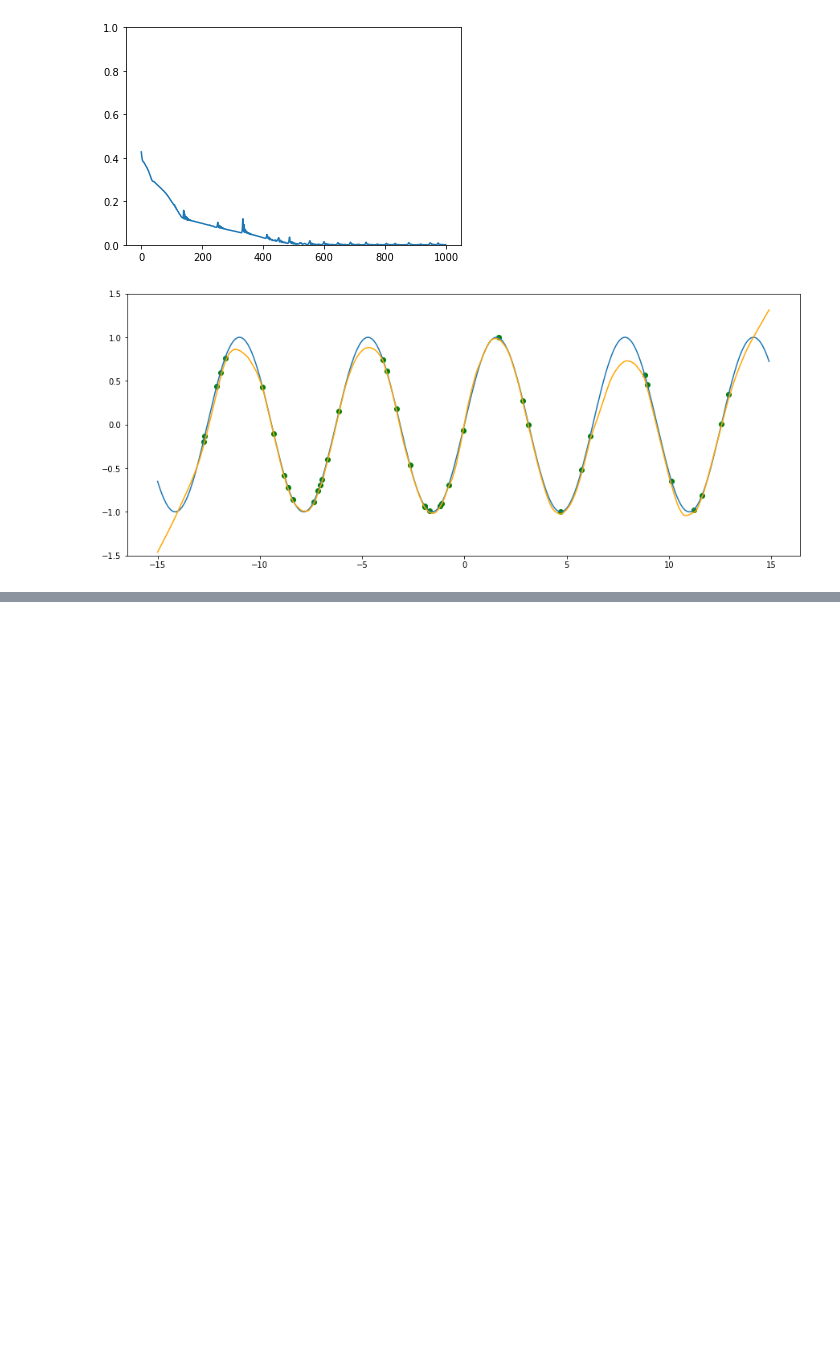
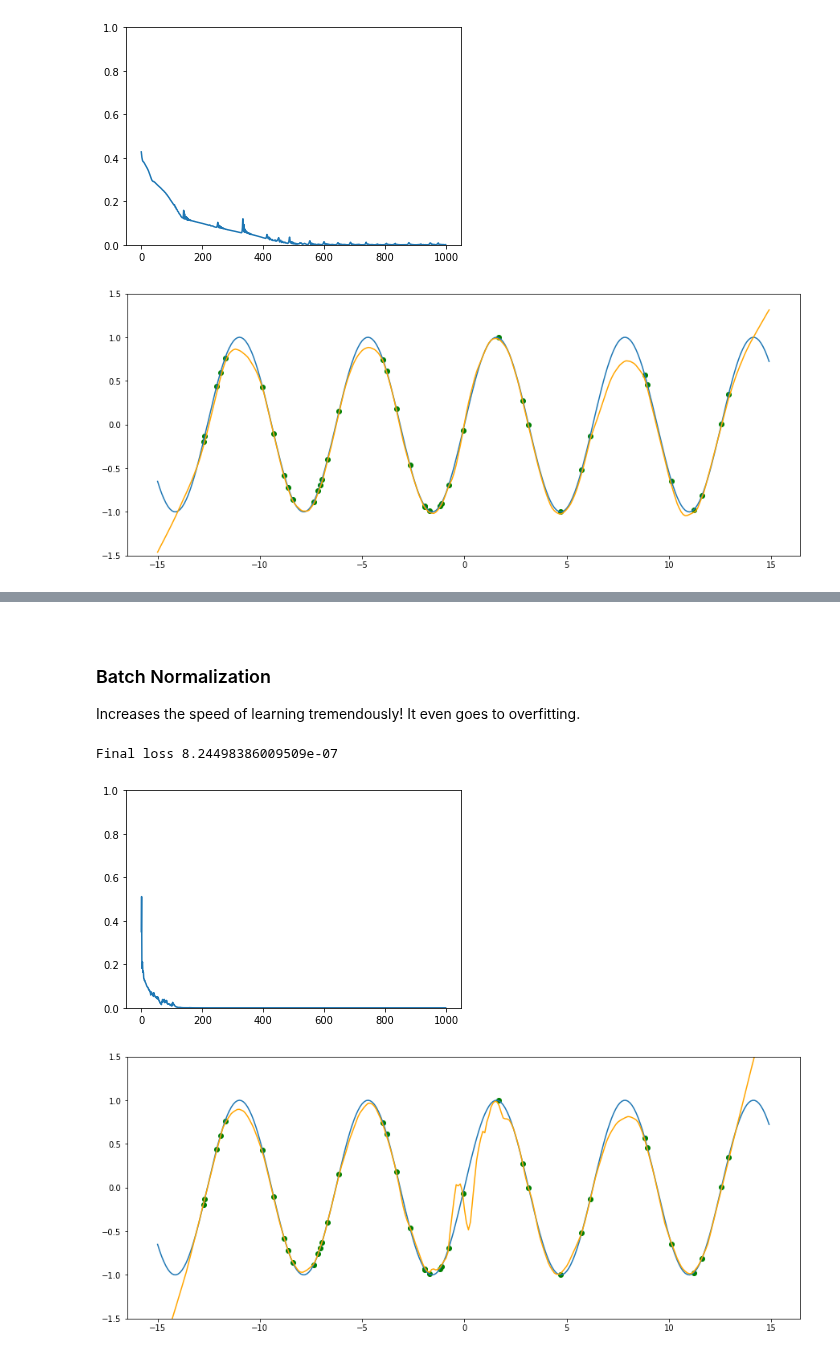
Before and after one commit to QuentinDuval/PythonExperiments, a Jupyter notebook: ml/6_ann_techniques.ipynb, the cells around one changed output, grey strips where cells are left out. Cells and saved outputs as stored; diff of their text form; code cells hidden in the pictures; blank space fills up the shorter version.

```diff
--- a/ml/6_ann_techniques.ipynb
+++ b/ml/6_ann_techniques.ipynb
@@ -163,0 +238,48 @@ Final loss 0.00013435352593660355
+# %% [markdown]
+<br>
+
+### Batch Normalization
+
+Increases the speed of learning tremendously! It even goes to overfitting.
+# %%
+class ResidualNetWithBN(nn.Module):
+    def __init__(self, hidden_size: int):
+        super().__init__()
+        self.fc1 = nn.Linear(1, hidden_size)
+        self.l1 = ResLinearBlock(hidden_size, hidden_size, hidden_size)
+        self.bn1 = nn.BatchNorm1d(hidden_size)
+        self.fc2 = nn.Linear(hidden_size, hidden_size)
+        self.l2 = ResLinearBlock(hidden_size, hidden_size, hidden_size)
+        self.bn2 = nn.BatchNorm1d(hidden_size)
+        self.fcN = nn.Linear(hidden_size, 1)
+        self.relu = nn.ReLU()
+
+    def forward(self, xs):
+        xs = self.relu(self.fc1(xs))
+        xs = self.l1(xs)
+        xs = self.bn1(xs)
+        xs = self.relu(self.fc2(xs))
+        xs = self.l2(xs)
+        xs = self.bn2(xs)
+        return self.fcN(xs)
+
+
+model = ResidualNetWithBN(hidden_size=256)
+losses = train(model, train_xs, train_ys, epoch_nb=1000, lr=2e-4)
+ys_pred = predict(model, test_xs)
+print('Final loss', losses[-1])
+plt.plot(losses)
+plt.ylim(0, 1.0)
+plt.show()
+
+
+plt.figure(figsize=(15,6))
+plt.scatter(train_xs, train_ys, color='green')
+plt.plot(test_xs, test_ys)
+plt.plot(test_xs, ys_pred, color='orange')
+plt.ylim(-1.5, 1.5)
+plt.show()
+# %% [output]
+Final loss 8.24498386009509e-07
+[figure, added]
+[figure, added]
```
Also changed, not shown: parts of 10 cells of this notebook.
